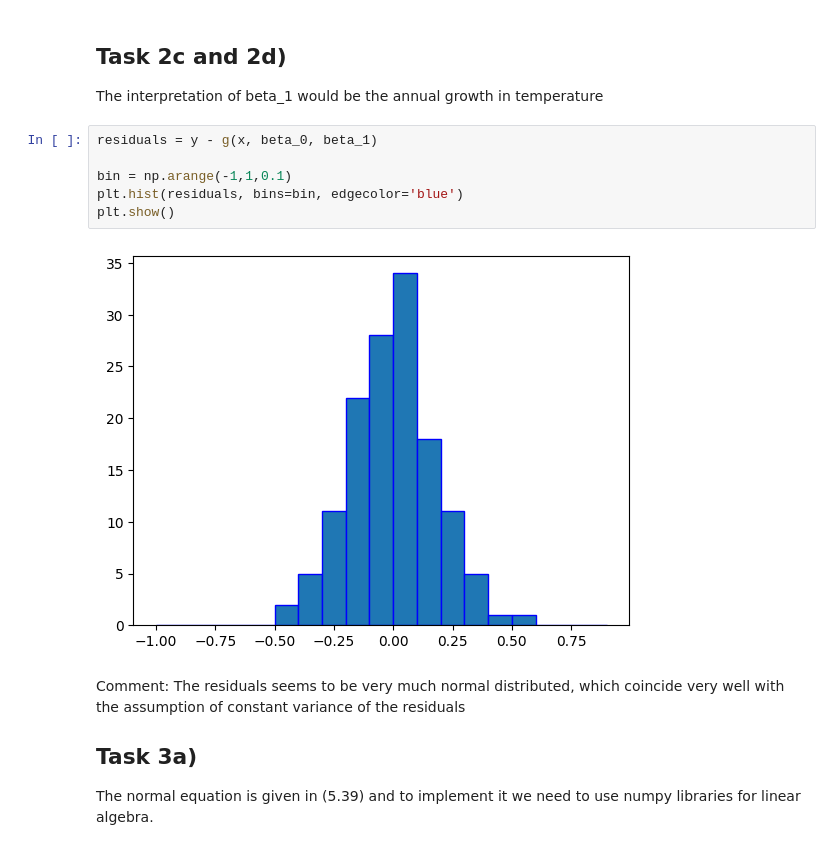
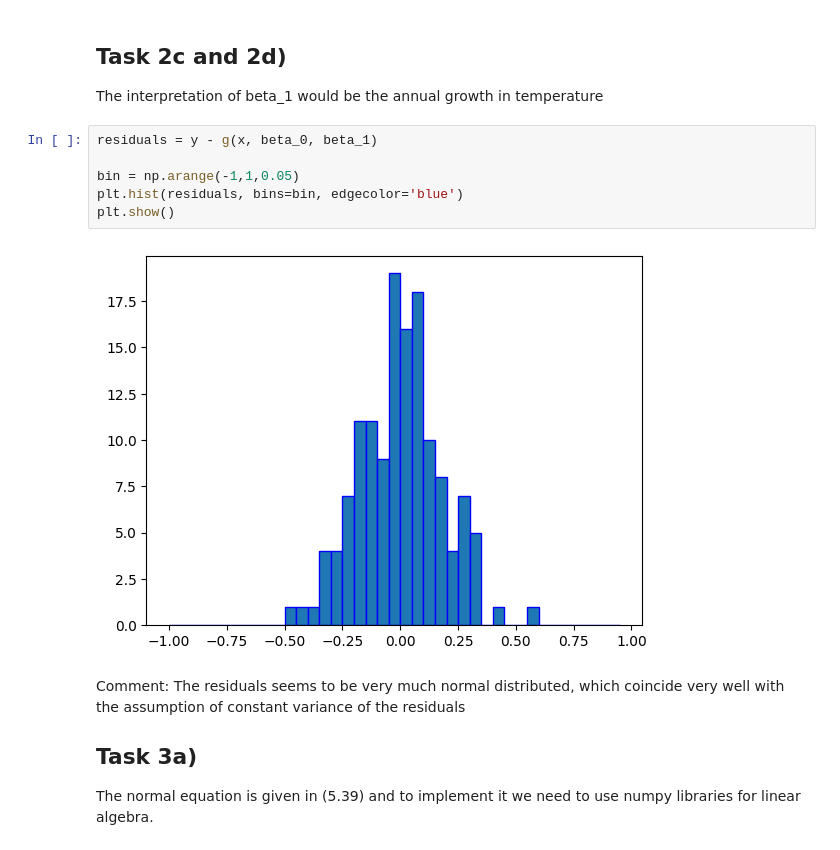
Before and after one commit to helgeingvart/FYS-2021-24, a Jupyter notebook: set2.ipynb, the cells around one changed output. Saved outputs shown, nothing was run; the diff lists cells and outputs as text.

```diff
--- a/set2.ipynb
+++ b/set2.ipynb
@@ -49,11 +49,11 @@ The interpretation of beta_1 would be the annual growth in temperature
 # %%
 residuals = y - g(x, beta_0, beta_1)
 
-bin = np.arange(-1,1,0.1)
+bin = np.arange(-1,1,0.05)
 plt.hist(residuals, bins=bin, edgecolor='blue')
 plt.show()
 # %% [output]
-[figure, old version]
+[figure, new version]
 # %% [markdown]
 Comment: The residuals seems to be very much normal distributed, which coincide very well with the assumption of constant variance of the residuals
 
```
Also changed, not shown: parts of 3 cells of this notebook.
